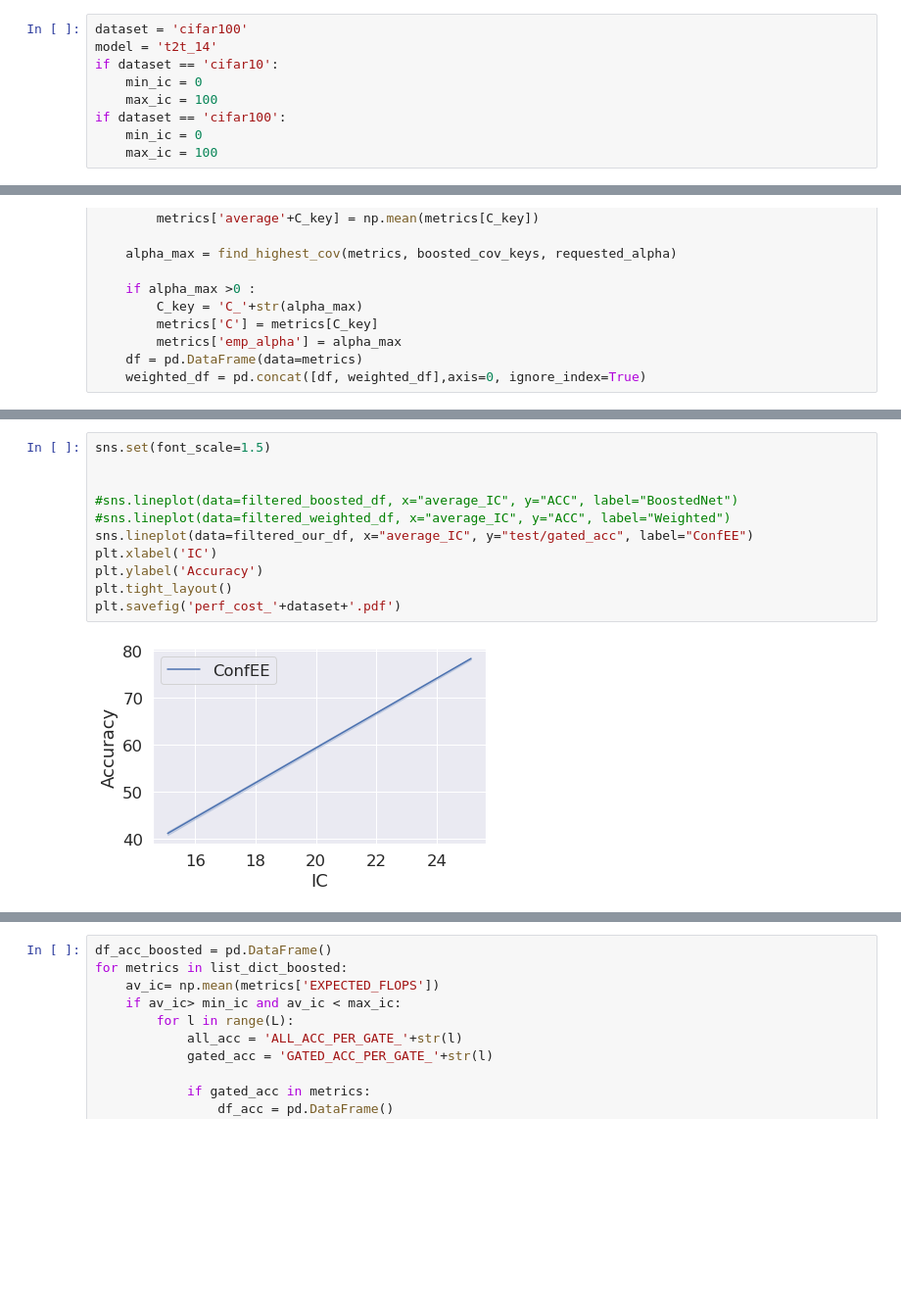
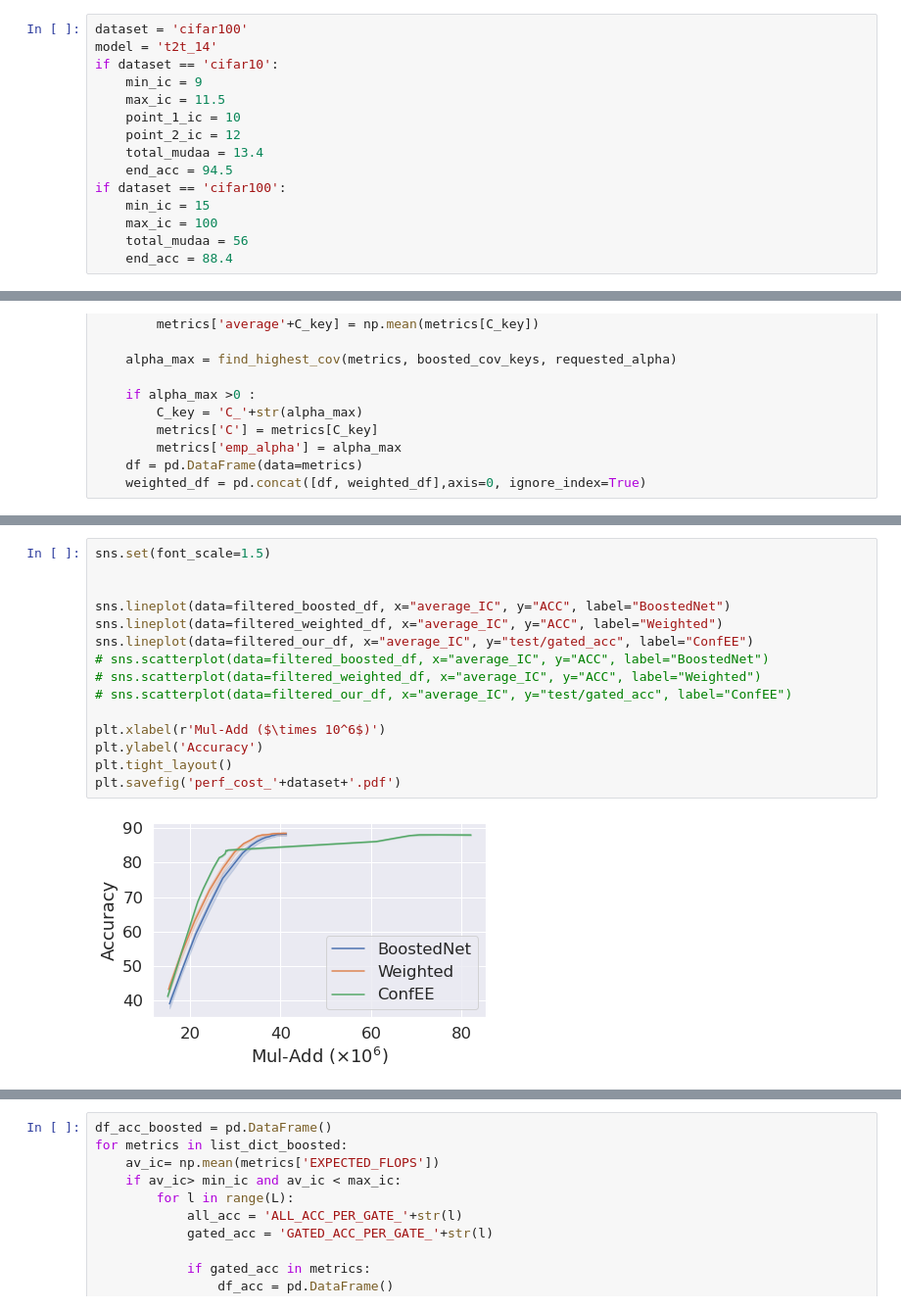
Before and after one commit to networkslab/dynn, a Jupyter notebook: src/notebooks/confidence_intervals_ce_ic.ipynb, the cells around one changed output, grey strips where cells are left out. Shown: that part at 98% size. Cells and saved outputs as stored; diff of their text form; blank space fills up the shorter version.

```diff
--- a/src/notebooks/confidence_intervals_ce_ic.ipynb
+++ b/src/notebooks/confidence_intervals_ce_ic.ipynb
@@ -11,11 +11,17 @@ import pickle as pk
 dataset = 'cifar100'
 model = 't2t_14'
 if dataset == 'cifar10':
-    min_ic = 0
+    min_ic = 9
+    max_ic = 11.5
+    point_1_ic = 10
+    point_2_ic = 12
+    total_mudaa = 13.4
+    end_acc = 94.5
+if dataset == 'cifar100':
+    min_ic = 15
     max_ic = 100
-if dataset == 'cifar100':
-    min_ic = 0
-    max_ic = 100
+    total_mudaa = 56
+    end_acc = 88.4
 # %%
 with open(dataset+'_'+model+'/'+dataset+'_boosted_results.pk', 'rb') as file:
         list_dict_boosted = pk.load(file)
@@ -161,16 +191,20 @@ filtered_weighted_df = weighted_df[weighted_df['average_IC'].between(min_ic, max
 # %%
 sns.set(font_scale=1.5)
 
 
-#sns.lineplot(data=filtered_boosted_df, x="average_IC", y="ACC", label="BoostedNet")
-#sns.lineplot(data=filtered_weighted_df, x="average_IC", y="ACC", label="Weighted")
+sns.lineplot(data=filtered_boosted_df, x="average_IC", y="ACC", label="BoostedNet")
+sns.lineplot(data=filtered_weighted_df, x="average_IC", y="ACC", label="Weighted")
 sns.lineplot(data=filtered_our_df, x="average_IC", y="test/gated_acc", label="ConfEE")
-plt.xlabel('IC')
+# sns.scatterplot(data=filtered_boosted_df, x="average_IC", y="ACC", label="BoostedNet")
+# sns.scatterplot(data=filtered_weighted_df, x="average_IC", y="ACC", label="Weighted")
+# sns.scatterplot(data=filtered_our_df, x="average_IC", y="test/gated_acc", label="ConfEE")
+
+plt.xlabel(r'Mul-Add ($\times 10^6$)')
 plt.ylabel('Accuracy')
 plt.tight_layout()
 plt.savefig('perf_cost_'+dataset+'.pdf')
 # %% [output]
-[figure, old version]
+[figure, new version]
 # %%
 sns.set(font_scale=1.5)  # crazy big
 sns.lineplot(data=filtered_weighted_df, x="average_ACC", y="ECE", label="BoostedNet")
```
Also changed, not shown: parts of 10 cells of this notebook, 40 other files.
